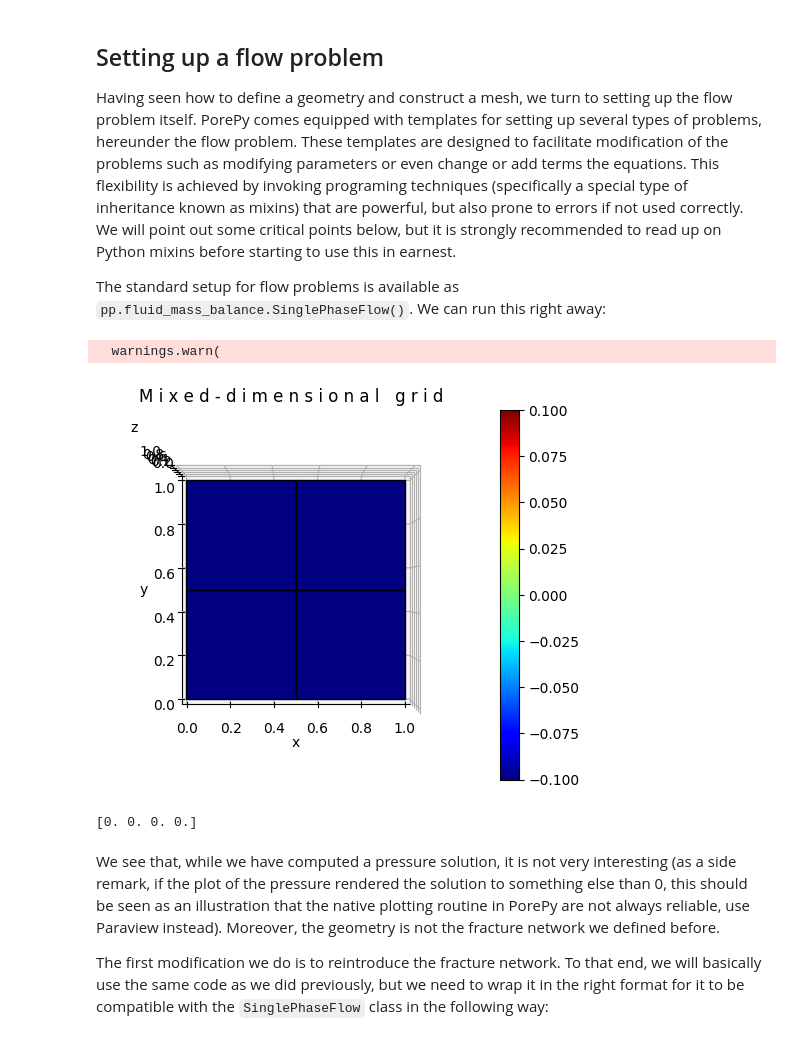
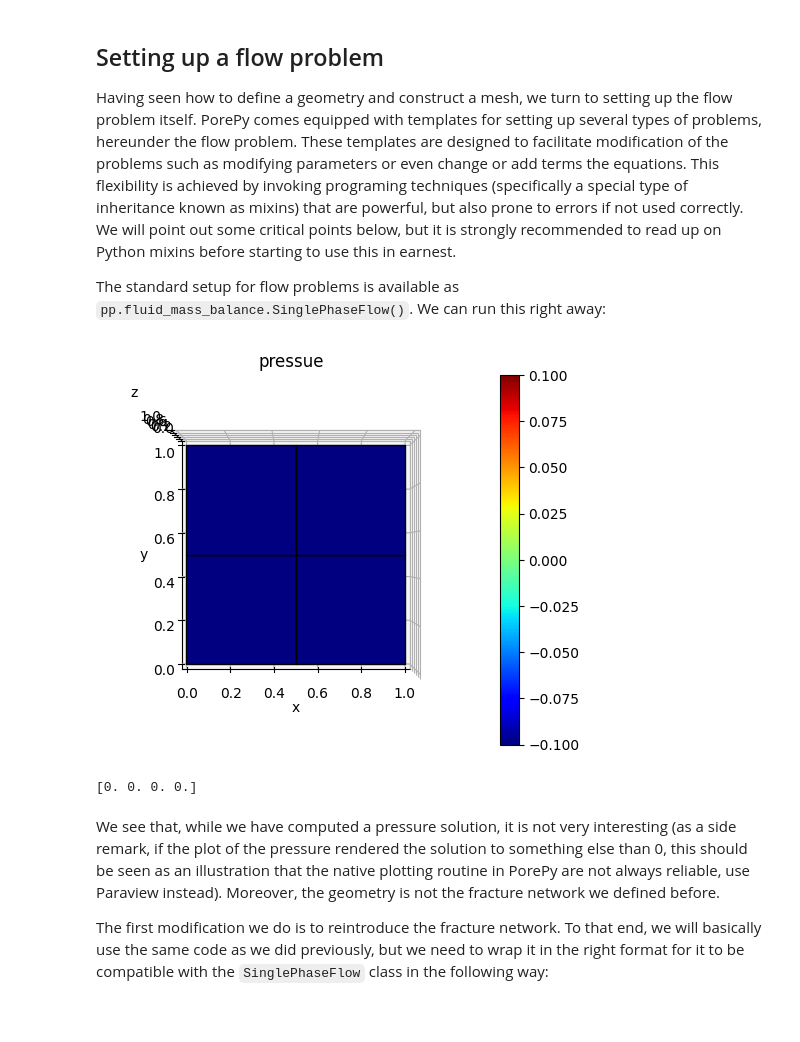
Before and after one commit to keileg/csd_winterschool_2023, a Jupyter notebook: mixed_dimensional_flow.ipynb, the cells around one changed output. Drawn from its saved outputs; the diff is of its cells as text; code cells hidden in the pictures.

```diff
--- a/mixed_dimensional_flow.ipynb
+++ b/mixed_dimensional_flow.ipynb
@@ -136,31 +137,30 @@ Having seen how to define a geometry and construct a mesh, we turn to setting up
 
 The standard setup for flow problems is available as `pp.fluid_mass_balance.SinglePhaseFlow()`. We can run this right away:
 # %%
-# Create a model object, using the template
+# Create a model object, using the template for conservation of a single fluid
 model = pp.fluid_mass_balance.SinglePhaseFlow()
 
 # Run the problem as time dependent (the model allows for a compressible fluid, which
 # will add a time derivative term). The params dictionary can be used to pass arguments
 # to the solution method, but we can safely leave that empty.
 pp.run_time_dependent_model(model, params={})
 
 # Plot the computed pressure
-pp.plot_grid(model.mdg, 'pressure')
+pp.plot_grid(model.mdg, 'pressure', title='pressue')
 
 # We can also access the computed pressure values: First, get hold of the grid used in
 # the model (note that this line overwrites the grid we created above)
 mdg = model.mdg
 # We can access individual subdomain grids, filtered on dimensions
 sd_2d = mdg.subdomains(dim=2)[0]
 # The mixed-dimensional grid also stores information relating to the grids:
 data_2d = mdg.subdomain_data(sd_2d)
 # The pressure is available at
 pressure = data_2d[pp.STATE]['pressure']
 print(pressure)
 # %% [output]
+[figure, new version]
-  warnings.warn(
+[0. 0. 0. 0.]
-[figure, old version]
-[0. 0. 0. 0.]
 # %% [markdown]
 We see that, while we have computed a pressure solution, it is not very interesting (as a side remark, if the plot of the pressure rendered the solution to something else than 0, this should be seen as an illustration that the native plotting routine in PorePy are not always reliable, use Paraview instead). Moreover, the geometry is not the fracture network we defined before.
 
```
Also changed, not shown: parts of 10 cells of this notebook.
